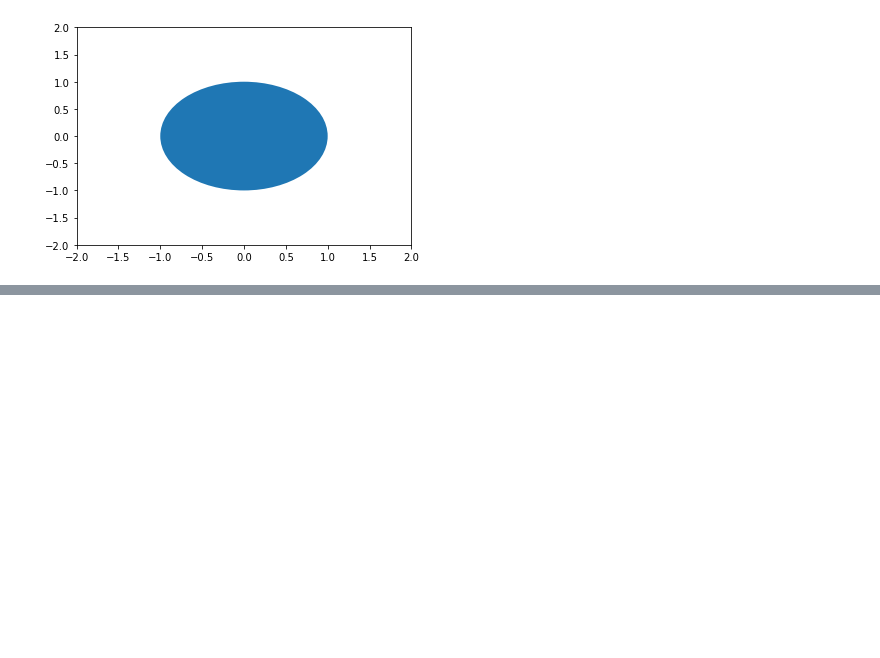
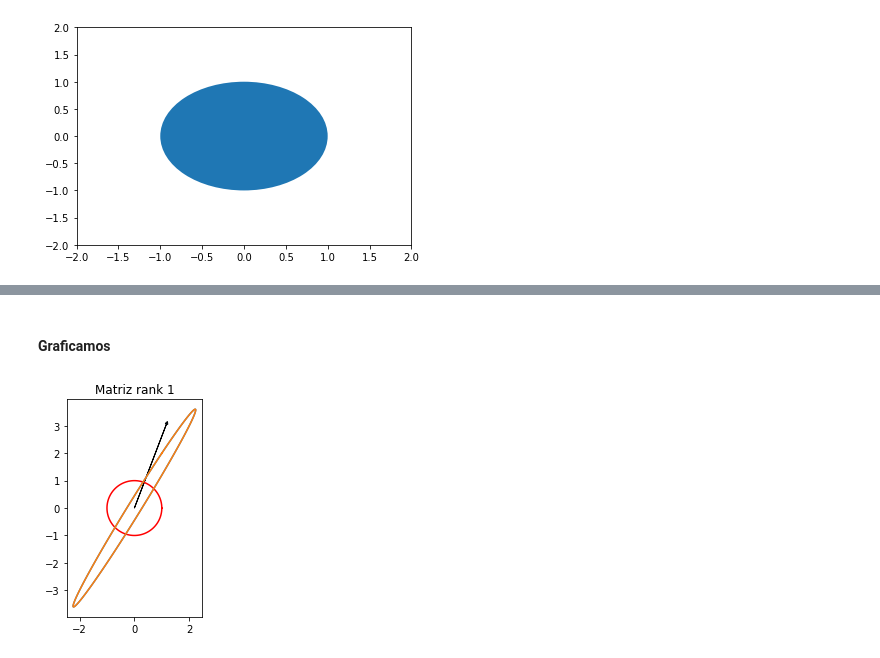
Before and after one commit to driverag83/EjerciciosAlgebraLinealMCD, a Jupyter notebook: AL-Ejercicio1.ipynb, the cells around one changed output, grey strips where cells are left out. Saved outputs shown, nothing was run; the diff lists cells and outputs as text; code cells hidden in the pictures; blank space fills up the shorter version.

```diff
--- a/AL-Ejercicio1.ipynb
+++ b/AL-Ejercicio1.ipynb
@@ -65,0 +141,6 @@ ax.add_artist(a_circle)
+# %%
+u0 = u[0]
+v0 = v[0]
+s0 = s[0]
+# %%
+matriz = u0 * v0 * s0
@@ -65,0 +151,20 @@ ax.add_artist(a_circle)
+# %% [markdown]
+#### Graficamos
+# %%
+fig, ax = plt.subplots(1)
+
+ax.set_title("Matriz rank 1")
+
+ax.plot(vectorn[:,0],vectorn[:,1],c='r')
+
+ax.plot(a[:,0],a[:,1])
+
+ax.plot(a1[:,0],a1[:,1])
+
+ax.arrow(0, 0, matriz[0], matriz[1], head_width=0.1, head_length=0.1)
+
+ax.set_aspect(1)
+
+plt.show()
+# %% [output]
+[figure, added]
```
Also changed, not shown: parts of 22 cells of this notebook.
